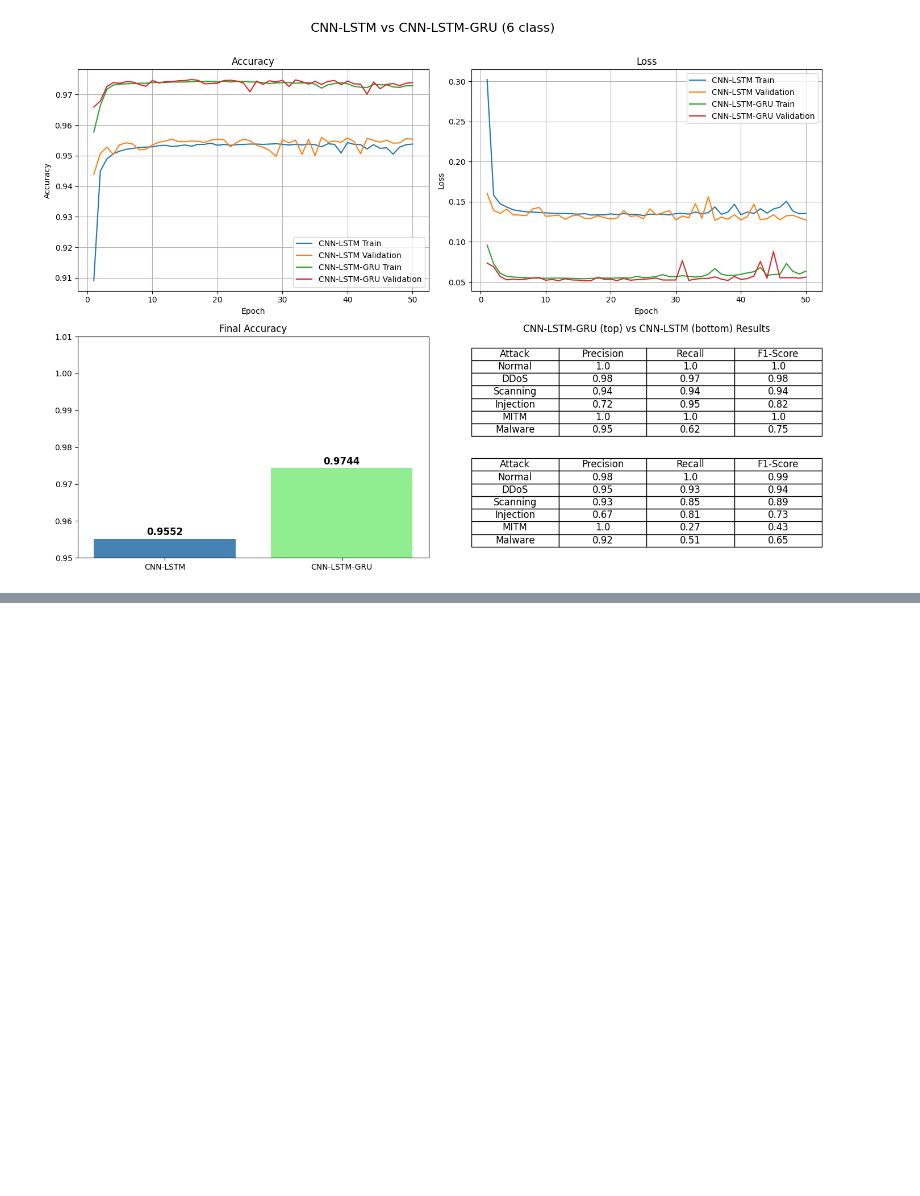
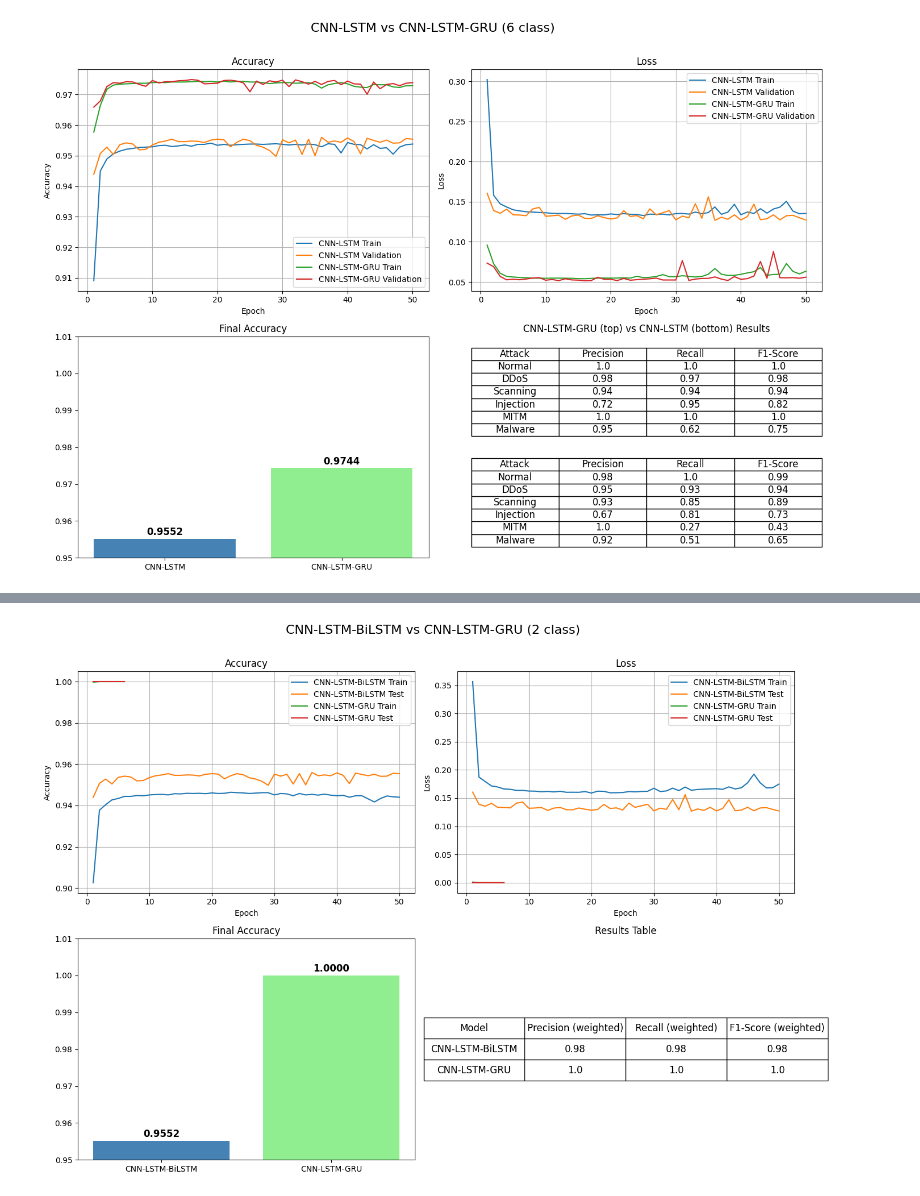
Before and after one commit to aadityataleppady/FII_NX1-NARC_Aaditya-Taleppady, a Jupyter notebook: Compare-Model-Results.ipynb, the cells around one changed output, grey strips where cells are left out. Saved outputs shown, nothing was run; the diff lists cells and outputs as text; code cells hidden in the pictures; blank space fills up the shorter version.

```diff
--- a/Compare-Model-Results.ipynb
+++ b/Compare-Model-Results.ipynb
@@ -265,0 +266,78 @@ plt.show()
+# %%
+# 2 Class CNN-LSTM-BiLSTM vs CNN-LSTM-GRU Comparison:
+
+import matplotlib.pyplot as plt
+import numpy as np
+import pandas as pd
+
+# CNN-LSTM-BiLSTM
+cnn_lstm_bilstm_epochs = np.arange(1, 7)
+cnn_lstm_bilstm_train_acc = [0.9487, 0.9810, 0.9824, 0.9830, 0.9834, 0.9835]
+cnn_lstm_bilstm_test_acc = [0.9781, 0.9834, 0.9826, 0.9841, 0.9840, 0.9809]
+cnn_lstm_bilstm_train_loss = [0.1463, 0.0574, 0.0543, 0.0527, 0.0516, 0.0511]
+cnn_lstm_bilstm_test_loss = [0.0568, 0.0512, 0.0507, 0.0507, 0.0482, 0.0661]
+cnn_lstm_bilstm_final_test_acc = 0.9820
+cnn_lstm_bilstm_final_test_loss = 0.0559
+
+# CNN-LSTM-GRU
+cnn_lstm_gru_epochs = np.arange(1, 7)
+cnn_lstm_gru_train_acc = [0.9997, 1.0000, 1.0000, 1.0000, 1.0000, 1.0000]
+cnn_lstm_gru_test_acc = [1.0000, 1.0000, 1.0000, 1.0000, 1.0000, 1.0000]
+cnn_lstm_gru_train_loss = [0.0011, 0.0001306, 0.000081947, 2.1156e-10, 1.4664e-11, 7.5520e-11]
+cnn_lstm_gru_test_loss = [6.0838e-07, 4.6583e-11, 1.1399e-15, 4.3320e-19, 7.3978e-20, 7.3541e-21]
+cnn_lstm_gru_final_test_acc = 1.0000
+cnn_lstm_gru_final_test_loss = 0.0000
+
+
+fig, axs = plt.subplots(2, 2, figsize=(14, 10))
+fig.suptitle("CNN-LSTM-BiLSTM vs CNN-LSTM-GRU (2 class)", fontsize=16)
+
+# accuracy
+axs[0, 0].plot(cnn_lstm_epochs, cnn_lstm_train_acc, label='CNN-LSTM-BiLSTM Train')
+axs[0, 0].plot(cnn_lstm_epochs, cnn_lstm_test_acc, label='CNN-LSTM-BiLSTM Test')
+axs[0, 0].plot(cnn_lstm_gru_epochs, cnn_lstm_gru_train_acc, label='CNN-LSTM-GRU Train')
+axs[0, 0].plot(cnn_lstm_gru_epochs, cnn_lstm_gru_test_acc, label='CNN-LSTM-GRU Test')
+axs[0, 0].set_title("Accuracy")
+axs[0, 0].set_xlabel("Epoch")
+axs[0, 0].set_ylabel("Accuracy")
+axs[0, 0].legend()
+axs[0, 0].grid(True)
+
+# loss
+axs[0, 1].plot(cnn_lstm_epochs, cnn_lstm_train_loss, label='CNN-LSTM-BiLSTM Train')
+axs[0, 1].plot(cnn_lstm_epochs, cnn_lstm_test_loss, label='CNN-LSTM-BiLSTM Test')
+axs[0, 1].plot(cnn_lstm_gru_epochs, cnn_lstm_gru_train_loss, label='CNN-LSTM-GRU Train')
+axs[0, 1].plot(cnn_lstm_gru_epochs, cnn_lstm_gru_test_loss, label='CNN-LSTM-GRU Test')
+axs[0, 1].set_title("Loss")
+axs[0, 1].set_xlabel("Epoch")
+axs[0, 1].set_ylabel("Loss")
+axs[0, 1].legend()
+axs[0, 1].grid(True)
+
+# accuracy table
+models = ['CNN-LSTM-BiLSTM', 'CNN-LSTM-GRU']
+test_accs = [cnn_lstm_final_test_acc, cnn_lstm_gru_final_test_acc]
+axs[1, 0].bar(models, test_accs, color=['steelblue', 'lightgreen'])
+axs[1, 0].set_title("Final Accuracy")
+axs[1, 0].set_ylim([0.95, 1.01])
+for i, acc in enumerate(test_accs):
+    axs[1, 0].text(i, acc + 0.001, f"{acc:.4f}", ha='center', fontsize=12, fontweight='bold')
+
+# table
+results = pd.DataFrame({
+    "Model": models,
+    "Precision (weighted)": [0.98, 1.00],
+    "Recall (weighted)": [0.98, 1.00],
+    "F1-Score (weighted)": [0.98, 1.00]
+})
+axs[1, 1].axis('off')
+table = axs[1, 1].table(cellText=results.values, colLabels=results.columns, loc='center', cellLoc='center')
+table.auto_set_font_size(False)
+table.set_fontsize(12)
+table.scale(1.2, 2.0)
+axs[1, 1].set_title("Results Table")
+
+plt.tight_layout(rect=[0, 0, 1, 0.97])
+plt.show()
+# %% [output]
+[figure, added]
```
Also changed, not shown: parts of 4 cells of this notebook, 6 other files.
